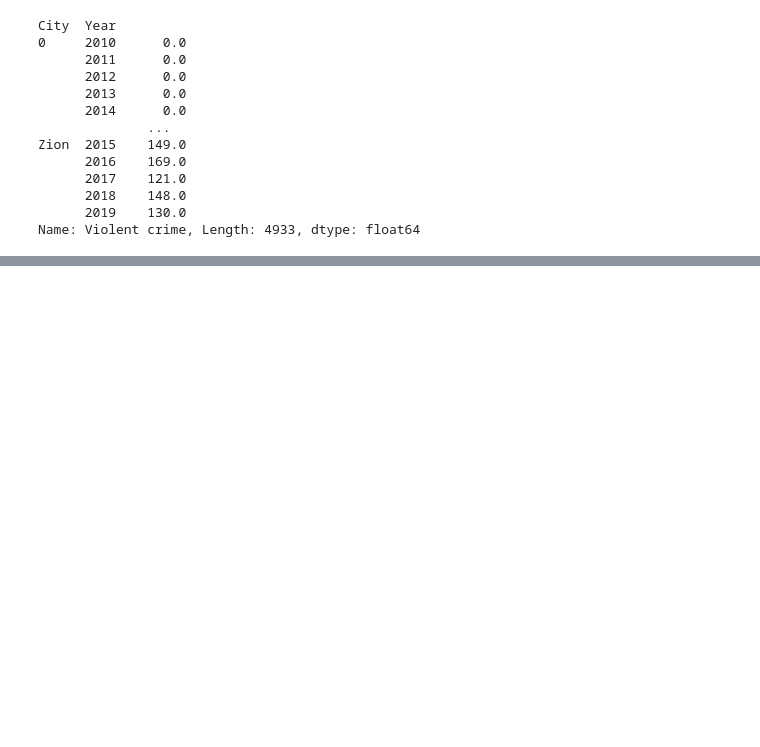
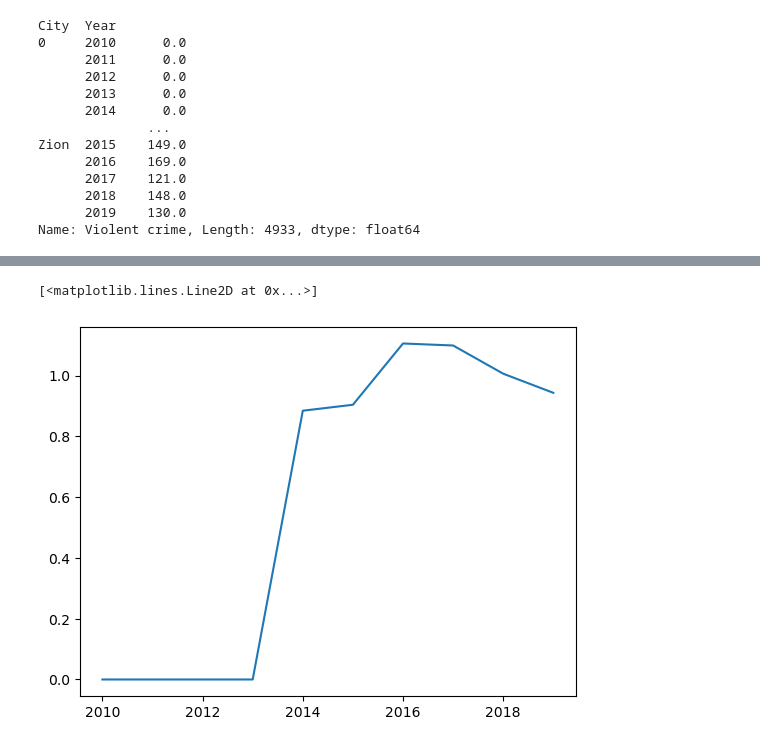
Before and after one commit to Expopanda/Project_1, a Jupyter notebook: andrew_analysis.ipynb, the cells around one changed output, grey strips where cells are left out. Cells and saved outputs as stored; diff of their text form; code cells hidden in the pictures; blank space fills up the shorter version.

```diff
--- a/andrew_analysis.ipynb
+++ b/andrew_analysis.ipynb
@@ -196,0 +191,4 @@ Name: Violent crime, Length: 4933, dtype: float64
+# %%
+#chicago_df['Violent crime per Populatin'] = (chicago_df.loc[:,('Violent crime')] / chicago_df.loc[:,('Population')] * 100)
+chicago_df['Violent crime per Population'] = (chicago_df['Violent crime'] / chicago_df['Population'] * 100)
+chicago_df
@@ -196,0 +212,7 @@ Name: Violent crime, Length: 4933, dtype: float64
+# %%
+chi_vcrime_x = chicago_df['Year']
+chi_vcrime_y = chicago_df['Violent crime per Population']
+plt.plot(chi_vcrime_x, chi_vcrime_y)
+# %% [output]
+[<matplotlib.lines.Line2D at 0x...>]
+[figure, added]
```
Also changed, not shown: parts of 8 cells of this notebook, 4 other files.
